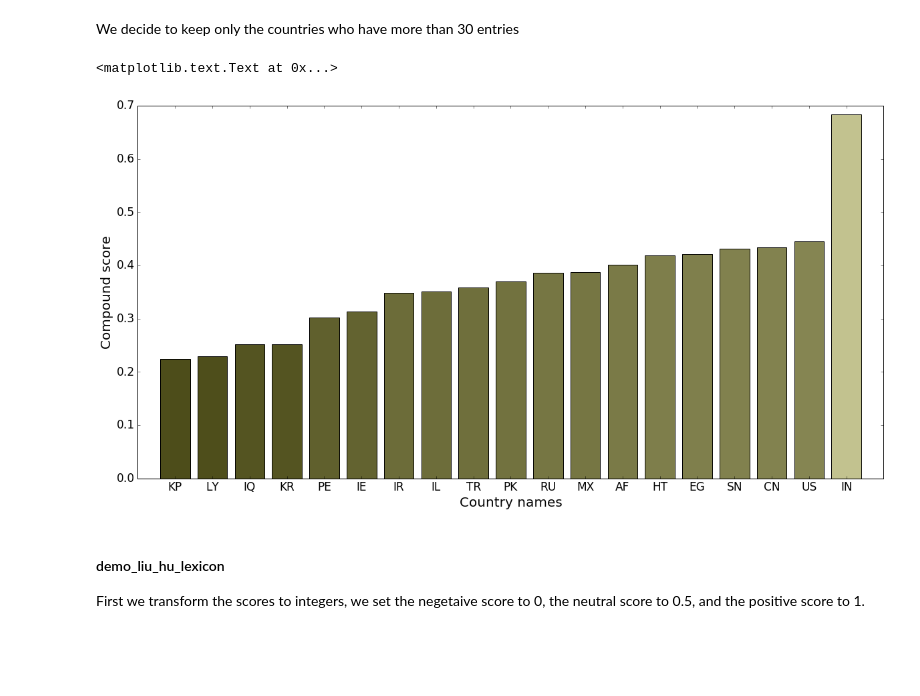
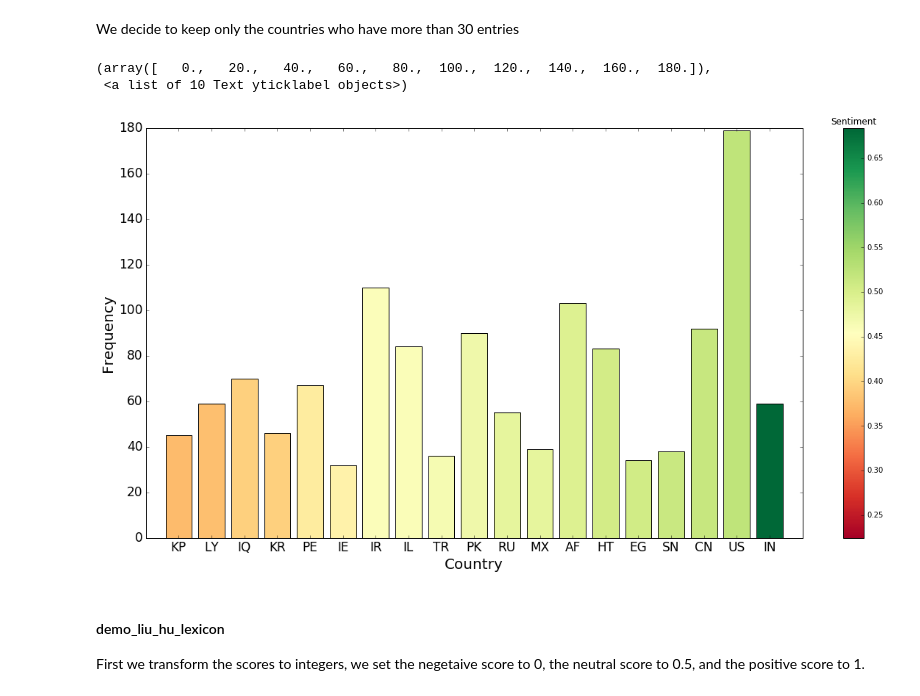
Before and after one commit to sorooshafiee/ADA-SAF, a Jupyter notebook: 05 - Taming Text/Exercise_2.ipynb, the cells around one changed output. Saved outputs shown, nothing was run; the diff lists cells and outputs as text; code cells hidden in the pictures; blank space fills up the shorter version.

```diff
--- a/05 - Taming Text/Exercise_2.ipynb
+++ b/05 - Taming Text/Exercise_2.ipynb
@@ -208,27 +208,29 @@ We decide to keep only the countries who have more than 30 entries
 # %%
 data_country_frequent = data_country[data_country['count']>30]
 data_country_frequent_compound = data_country_frequent
-# %%
-colors = []
-bins = np.arange(1,len(data_country_frequent)+1)
-std_polar = np.std(data_country_frequent['polar'])
-max_polar = np.max(data_country_frequent['polar'])
-for i in data_country_frequent['polar']:
-    colors.append(i)
-colors -= np.min(colors)
-#colors /= np.max(colors)
-colors_f = []
-for col in colors:
-    colors_f.append((0.3+col,0.3+col,0.1+col))
-plt.figure(figsize=(20,10))
-plt.bar(bins,data_country_frequent['polar'],color=colors_f,tick_label=data_country_frequent.index,align='center')
-plt.xticks(fontsize = 17)
-plt.yticks(fontsize = 17)
-plt.xlabel('Country names',fontsize = 20)
-plt.ylabel('Compound score',fontsize = 20)
-# %% [output]
-<matplotlib.text.Text at 0x...>
-[figure, removed]
+# %%
+from matplotlib import cm
+
+# Set up colors : red to green
+y = np.array(data_country_frequent['polar'])
+colors = cm.RdYlGn(y / float(max(y)))
+plot = plt.scatter(y, y, c=y, cmap = 'RdYlGn')
+plt.clf()
+clb = plt.colorbar(plot)
+clb.ax.set_title("Sentiment")
+
+# Display bar plot : country frequency vs. country name, with color indicating polarity score
+plt.bar(bins, data_country_frequent['count'], align='center', tick_label=data_country_frequent.index, color=colors)
+#plt.xticks(rotation=45, ha='right')
+plt.xlabel("Country",fontsize = 20)
+plt.ylabel("Frequency",fontsize = 20)
+plt.rcParams['figure.figsize'] = (20, 10)
+plt.xticks(fontsize = 17)
+plt.yticks(fontsize = 17)
+# %% [output]
+(array([   0.,   20.,   40.,   60.,   80.,  100.,  120.,  140.,  160.,  180.]),
+ <a list of 10 Text yticklabel objects>)
+[figure, added]
 # %% [markdown]
 #### demo_liu_hu_lexicon
 First we transform the scores to integers, we set the negetaive score to 0, the neutral score to 0.5, and the positive score to 1.
```
Also changed, not shown: parts of 6 cells of this notebook, 1 other file.
